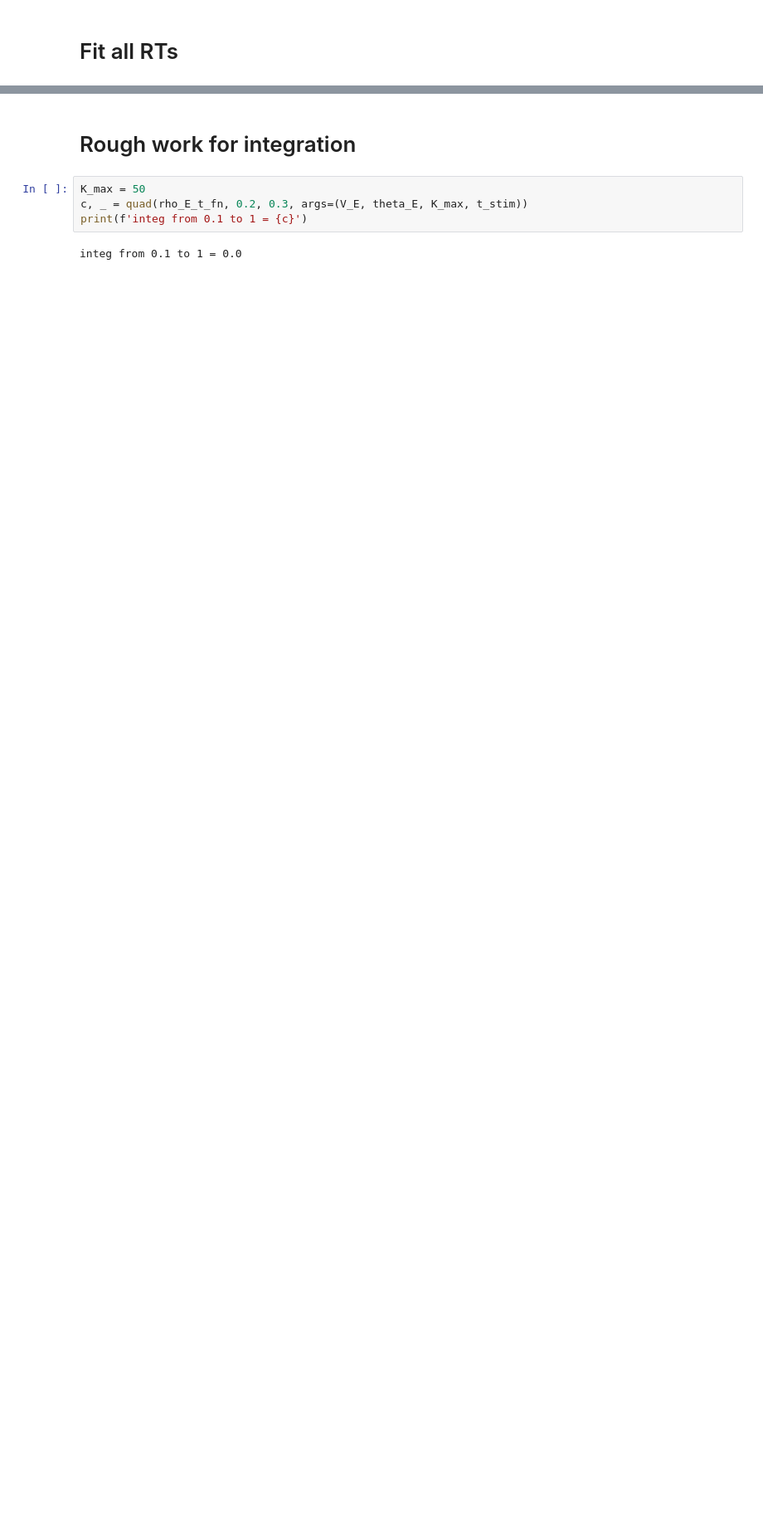
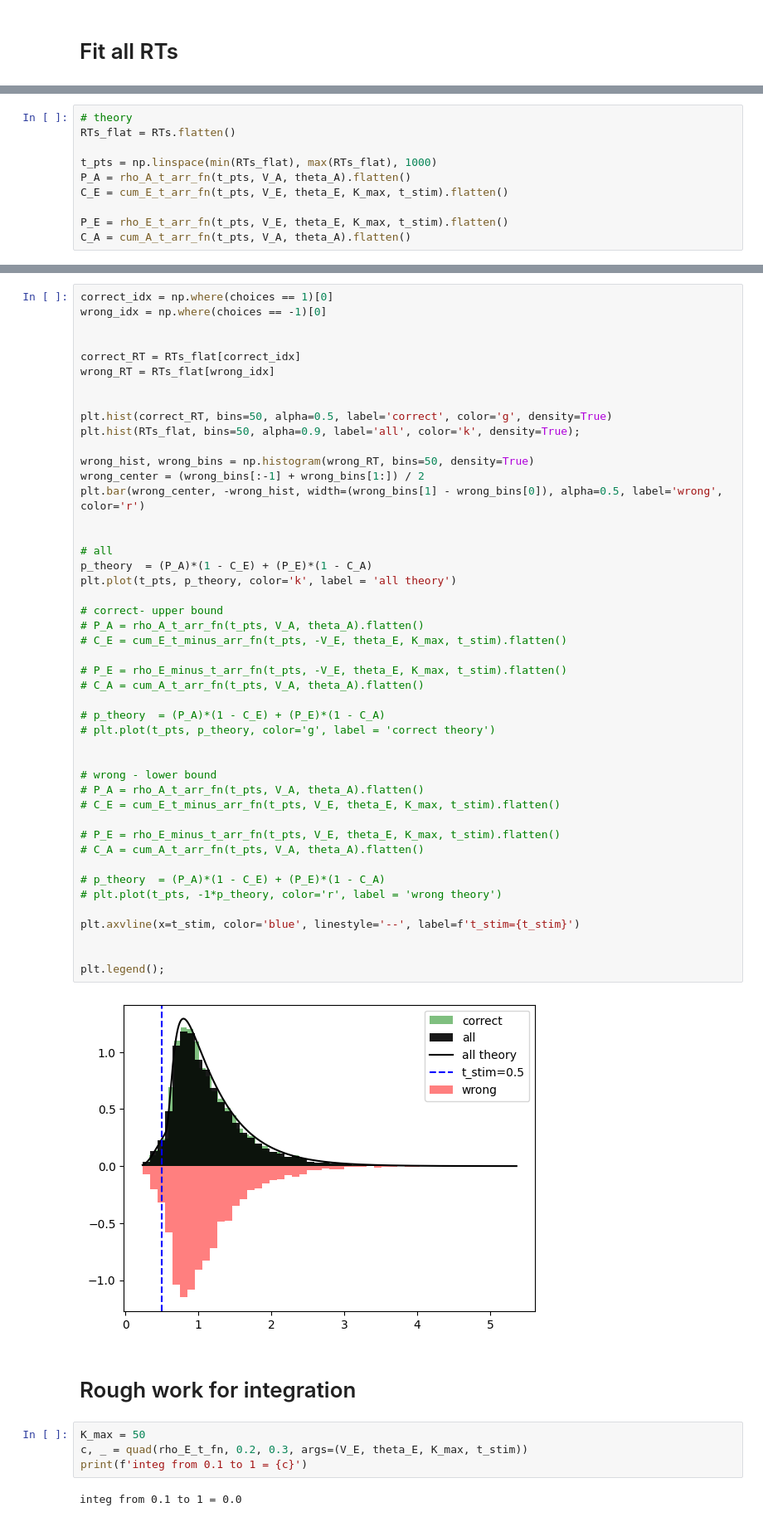
Before and after one commit to rakaar/ddm_codes, a Jupyter notebook: action_init_ddm/fitting_sim_data.ipynb, the cells around one changed output, grey strips where cells are left out. Shown at 83% size. Drawn from its saved outputs; the diff is of its cells as text; blank space fills up the shorter version.

```diff
--- a/action_init_ddm/fitting_sim_data.ipynb
+++ b/action_init_ddm/fitting_sim_data.ipynb
@@ -170,0 +174,10 @@ plt.legend(['PDF', 'Data']);
+# %%
+# theory
+RTs_flat = RTs.flatten()
+
+t_pts = np.linspace(min(RTs_flat), max(RTs_flat), 1000)
+P_A = rho_A_t_arr_fn(t_pts, V_A, theta_A).flatten()
+C_E = cum_E_t_arr_fn(t_pts, V_E, theta_E, K_max, t_stim).flatten()
+
+P_E = rho_E_t_arr_fn(t_pts, V_E, theta_E, K_max, t_stim).flatten()
+C_A = cum_A_t_arr_fn(t_pts, V_A, theta_A).flatten()
@@ -171,3 +186,51 @@ plt.legend(['PDF', 'Data']);
+# %%
+correct_idx = np.where(choices == 1)[0]
+wrong_idx = np.where(choices == -1)[0]
+
+
+correct_RT = RTs_flat[correct_idx]
+wrong_RT = RTs_flat[wrong_idx]
+
+
+plt.hist(correct_RT, bins=50, alpha=0.5, label='correct', color='g', density=True)
+plt.hist(RTs_flat, bins=50, alpha=0.9, label='all', color='k', density=True);
+
+wrong_hist, wrong_bins = np.histogram(wrong_RT, bins=50, density=True)
+wrong_center = (wrong_bins[:-1] + wrong_bins[1:]) / 2
+plt.bar(wrong_center, -wrong_hist, width=(wrong_bins[1] - wrong_bins[0]), alpha=0.5, label='wrong', color='r')
+
+
+# all
+p_theory  = (P_A)*(1 - C_E) + (P_E)*(1 - C_A)
+plt.plot(t_pts, p_theory, color='k', label = 'all theory')
+
+# correct- upper bound
+# P_A = rho_A_t_arr_fn(t_pts, V_A, theta_A).flatten()
+# C_E = cum_E_t_minus_arr_fn(t_pts, -V_E, theta_E, K_max, t_stim).flatten()
+
+# P_E = rho_E_minus_t_arr_fn(t_pts, -V_E, theta_E, K_max, t_stim).flatten()
+# C_A = cum_A_t_arr_fn(t_pts, V_A, theta_A).flatten()
+
+# p_theory  = (P_A)*(1 - C_E) + (P_E)*(1 - C_A)
+# plt.plot(t_pts, p_theory, color='g', label = 'correct theory')
+
+
+# wrong - lower bound
+# P_A = rho_A_t_arr_fn(t_pts, V_A, theta_A).flatten()
+# C_E = cum_E_t_minus_arr_fn(t_pts, V_E, theta_E, K_max, t_stim).flatten()
+
+# P_E = rho_E_minus_t_arr_fn(t_pts, V_E, theta_E, K_max, t_stim).flatten()
+# C_A = cum_A_t_arr_fn(t_pts, V_A, theta_A).flatten()
+
+# p_theory  = (P_A)*(1 - C_E) + (P_E)*(1 - C_A)
+# plt.plot(t_pts, -1*p_theory, color='r', label = 'wrong theory')
+
+plt.axvline(x=t_stim, color='blue', linestyle='--', label=f't_stim={t_stim}')
+
+
+plt.legend();
+# %% [output]
+[figure, added]
 # %% [markdown]
 # Rough work for integration
 # %%
```
Also changed, not shown: parts of 18 cells of this notebook, 1 other file.
